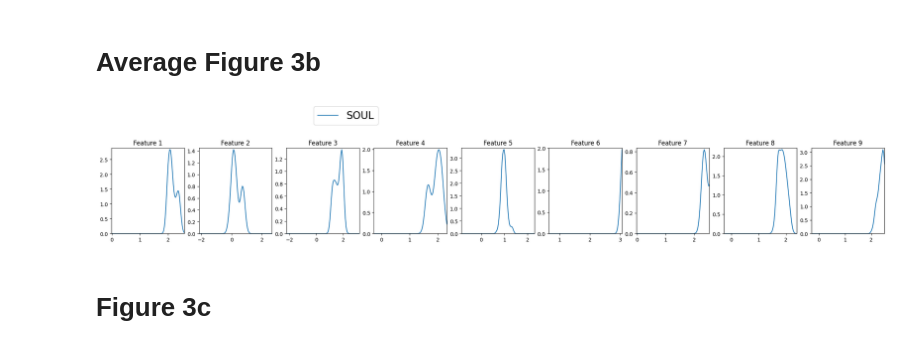
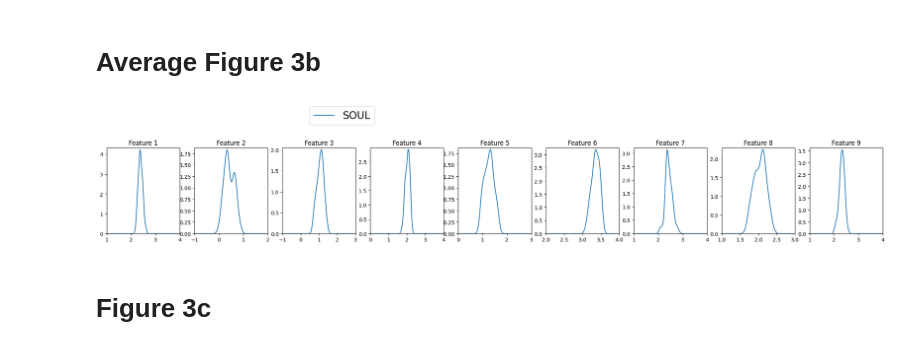
Before and after one commit to Laurasgrv-colab/PRe, a Jupyter notebook: CaseStudy3_bayesian_logistic_regression_SOUL.ipynb, the cells around one changed output. Cells and saved outputs as stored; diff of their text form; code cells hidden in the pictures.

```diff
--- a/CaseStudy3_bayesian_logistic_regression_SOUL.ipynb
+++ b/CaseStudy3_bayesian_logistic_regression_SOUL.ipynb
@@ -199,32 +199,35 @@ x_avg = x_avg/10
 # %%
 # Plot the average
 
 q_soul_avg = x_avg[:, -M:]
 
 fig = plt.figure(figsize=(27,3), dpi= 100)
+
+kde_r_list=[4.0, 2.0, 3.0, 4.0, 3.0, 4.0, 4.0, 3.0, 4.0]
+kde_l_list=[1.0, -1.0, -1.0, 0.0, 0.0, 2.0, 1.0, 1.0, 1.0]
 
 for i in range(D):
     # Generate KDEs for ith entry of the final particle cloud X^{1:N}_K:
     kde_min = kde_l_list[i]
     kde_max = kde_r_list[i]
     xaxis = np.linspace(kde_min, kde_max, num=100)
 
     kde_soul_avg = stats.gaussian_kde(q_soul_avg[i, :])(xaxis)
 
     # Plot KDEs:
     plt.subplot(1, D, i+1)
     plt.plot(xaxis, kde_soul_avg, label='SOUL')
     plt.title('Feature ' + str(i+1))
     plt.ylim([0, 1.02*np.max([kde_soul_avg])])
     plt.xlim([kde_min, kde_max])
 
 
 handles, figlabels = plt.gca().get_legend_handles_labels()
 fig.legend(handles, figlabels, ncol=4, bbox_to_anchor=(0.36,1.3),
            loc="upper center",fontsize=20)
 plt.subplots_adjust(hspace=0.6)
 # %% [output]
-[figure, old version]
+[figure, new version]
 # %% [markdown]
 # Figure 3c
 # %%
```
